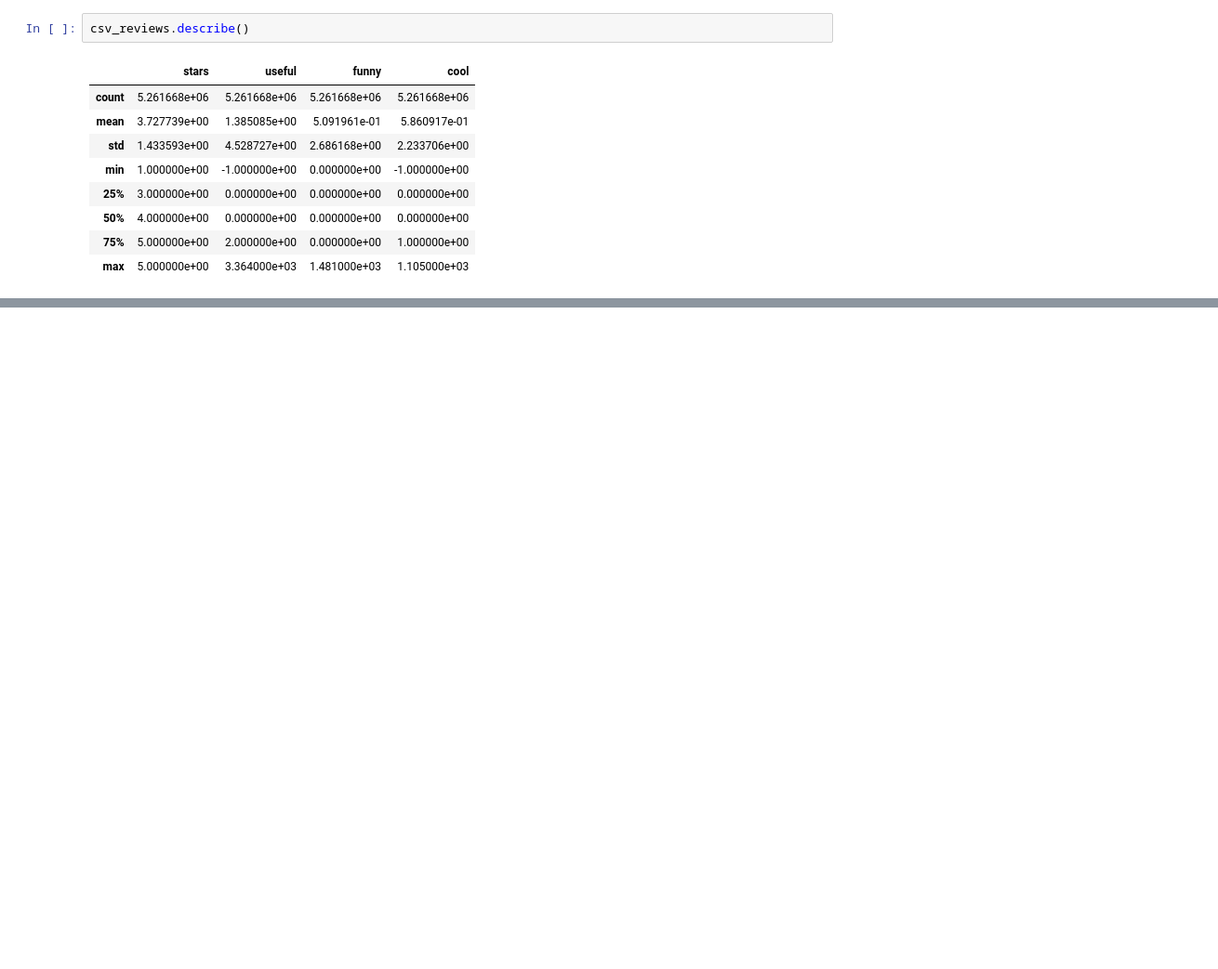
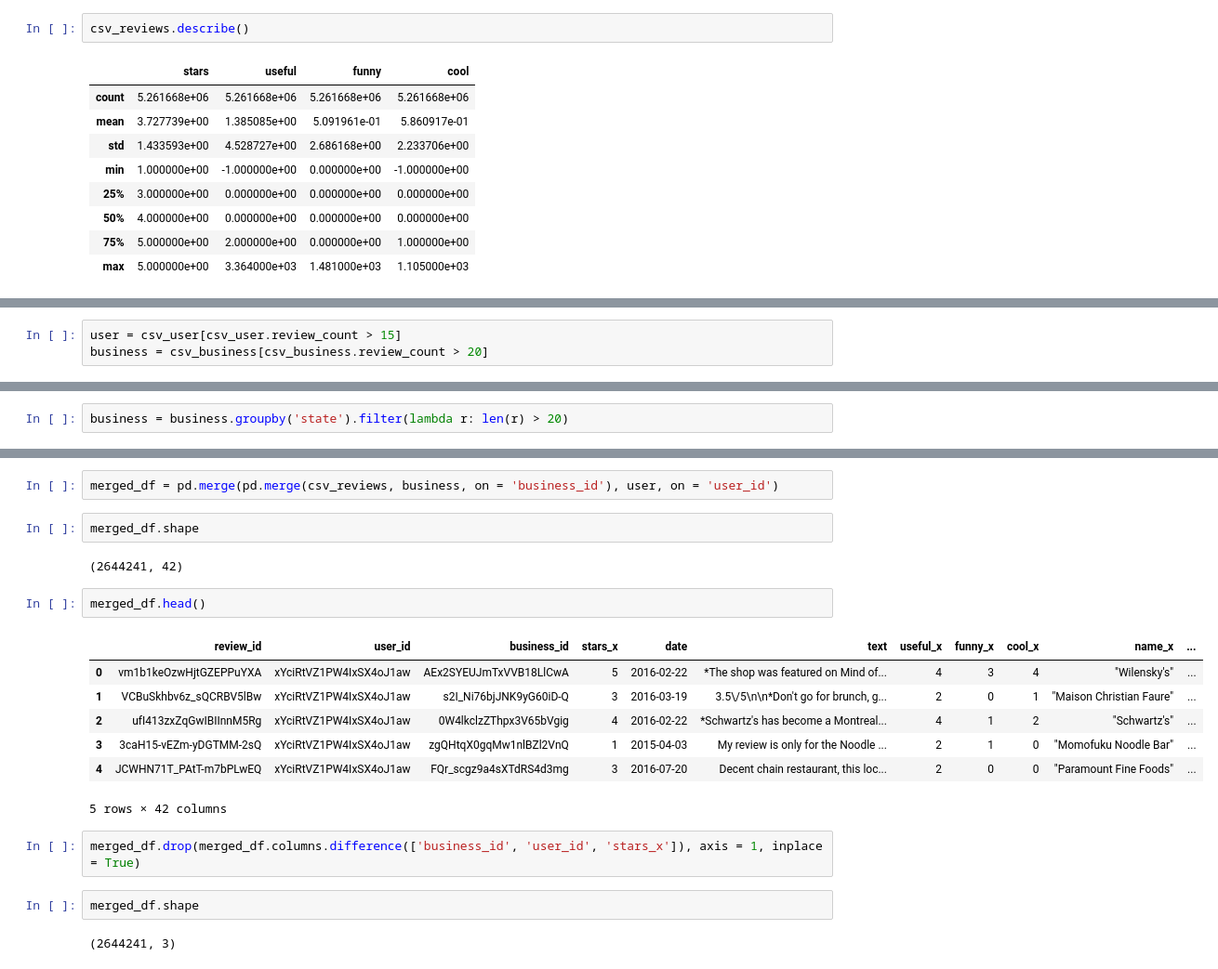
Before and after one commit to xlyytcy/PyQt5-X-Yelp, a Jupyter notebook: JupyterNotebookFile/Yelp x Python.ipynb, the cells around one changed output, grey strips where cells are left out. Shown at 93% size. Cells and saved outputs as stored; diff of their text form; blank space fills up the shorter version.

```diff
--- a/JupyterNotebookFile/Yelp x Python.ipynb
+++ b/JupyterNotebookFile/Yelp x Python.ipynb
@@ -64,0 +99,3 @@ csv_reviews.describe()
+# %%
+user = csv_user[csv_user.review_count > 15]
+business = csv_business[csv_business.review_count > 20]
@@ -64,0 +122,2 @@ csv_reviews.describe()
+# %%
+business = business.groupby('state').filter(lambda r: len(r) > 20)
@@ -64,0 +153,22 @@ csv_reviews.describe()
+# %%
+merged_df = pd.merge(pd.merge(csv_reviews, business, on = 'business_id'), user, on = 'user_id')
+# %%
+merged_df.shape
+# %% [output]
+(2644241, 42)
+# %%
+merged_df.head()
+# %% [output]
+|  | review_id | user_id | business_id | stars_x | date | text | useful_x | funny_x | cool_x | name_x | ... |
+| 0 | vm1b1keOzwHjtGZEPPuYXA | xYciRtVZ1PW4IxSX4oJ1aw | AEx2SYEUJmTxVVB18LlCwA | 5 | 2016-02-22 | *The shop was featured on Mind of... | 4 | 3 | 4 | "Wilensky's" | ... |
+| 1 | VCBuSkhbv6z_sQCRBV5lBw | xYciRtVZ1PW4IxSX4oJ1aw | s2I_Ni76bjJNK9yG60iD-Q | 3 | 2016-03-19 | 3.5\/5\n\n*Don't go for brunch, g... | 2 | 0 | 1 | "Maison Christian Faure" | ... |
+| 2 | ufI413zxZqGwIBIInnM5Rg | xYciRtVZ1PW4IxSX4oJ1aw | 0W4lkclzZThpx3V65bVgig | 4 | 2016-02-22 | *Schwartz's has become a Montreal... | 4 | 1 | 2 | "Schwartz's" | ... |
+| 3 | 3caH15-vEZm-yDGTMM-2sQ | xYciRtVZ1PW4IxSX4oJ1aw | zgQHtqX0gqMw1nlBZl2VnQ | 1 | 2015-04-03 | My review is only for the Noodle ... | 2 | 1 | 0 | "Momofuku Noodle Bar" | ... |
+| 4 | JCWHN71T_PAtT-m7bPLwEQ | xYciRtVZ1PW4IxSX4oJ1aw | FQr_scgz9a4sXTdRS4d3mg | 3 | 2016-07-20 | Decent chain restaurant, this loc... | 2 | 0 | 0 | "Paramount Fine Foods" | ... |
+5 rows × 42 columns
+# %%
+merged_df.drop(merged_df.columns.difference(['business_id', 'user_id', 'stars_x']), axis = 1, inplace = True)
+# %%
+merged_df.shape
+# %% [output]
+(2644241, 3)
```
Also changed, not shown: parts of 42 cells of this notebook, 4 other files.
